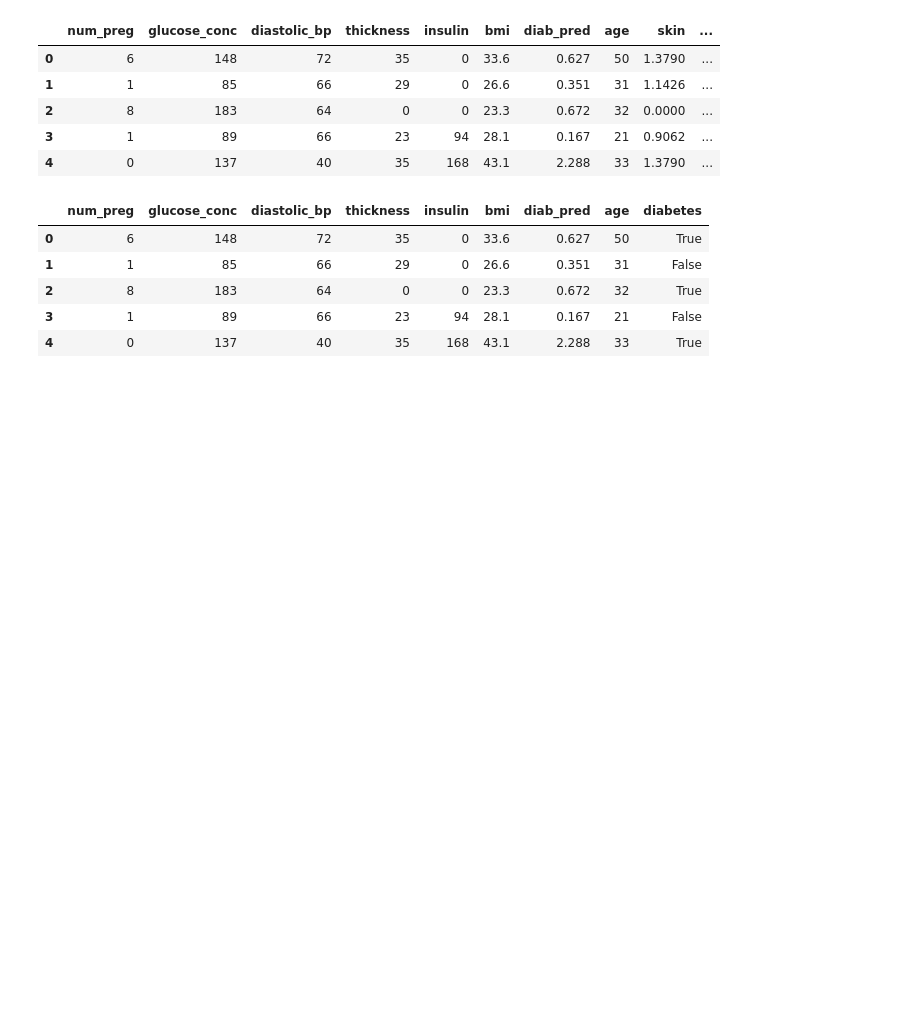
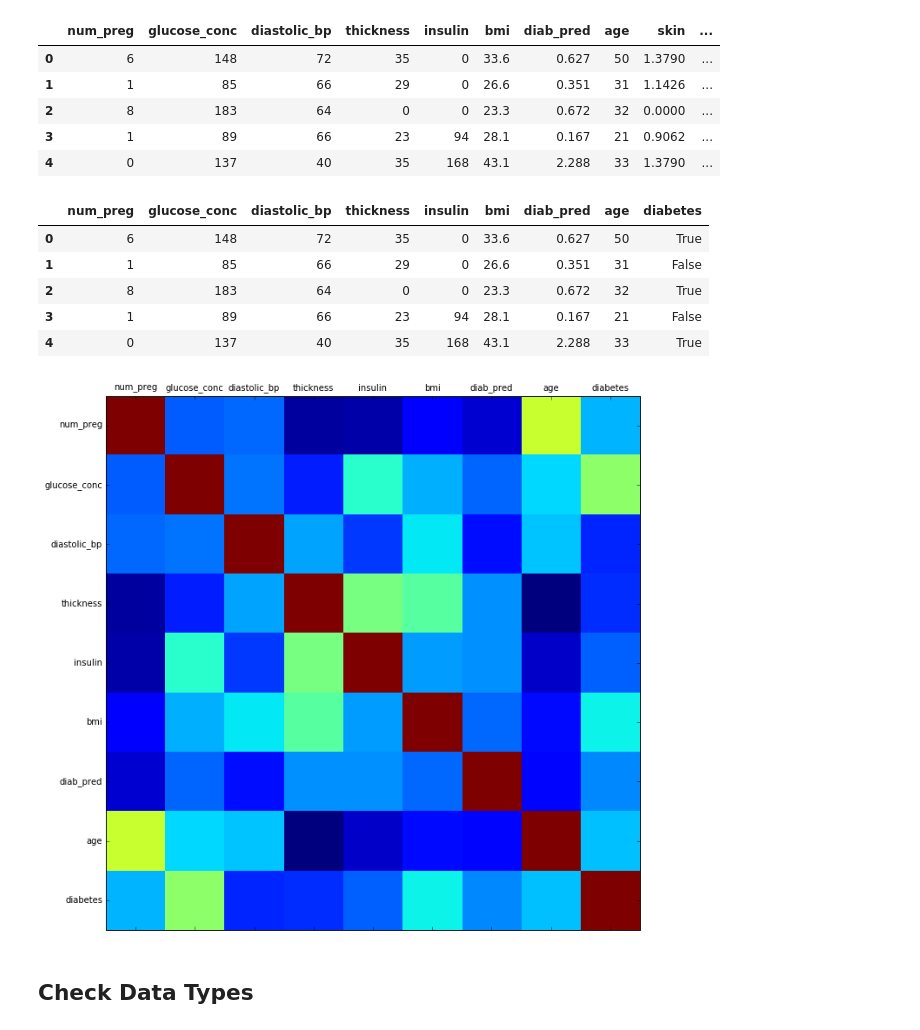
Before and after one commit to dinhjeffrey/learning-ds, a Jupyter notebook: ML pluralsight kurata/Notebooks/Pima-Prediction.ipynb, the cells around one changed output. Saved outputs shown, nothing was run; the diff lists cells and outputs as text; code cells hidden in the pictures; blank space fills up the shorter version.

```diff
--- a/ML pluralsight kurata/Notebooks/Pima-Prediction.ipynb
+++ b/ML pluralsight kurata/Notebooks/Pima-Prediction.ipynb
@@ -115,3 +115,9 @@ df.head()
 | 2 | 8 | 183 | 64 | 0 | 0 | 23.3 | 0.672 | 32 | True |
 | 3 | 1 | 89 | 66 | 23 | 94 | 28.1 | 0.167 | 21 | False |
 | 4 | 0 | 137 | 40 | 35 | 168 | 43.1 | 2.288 | 33 | True |
+# %%
+plot_corr(df)
+# %% [output]
+[figure, added]
+# %% [markdown]
+## Check Data Types
```
Also changed, not shown: parts of 16 cells of this notebook.
